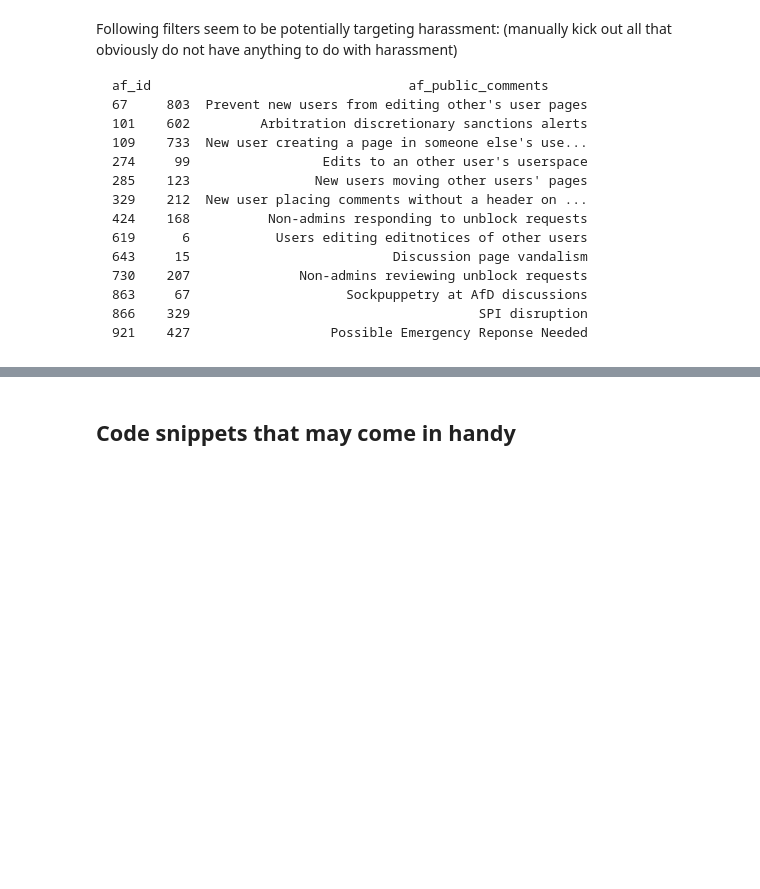
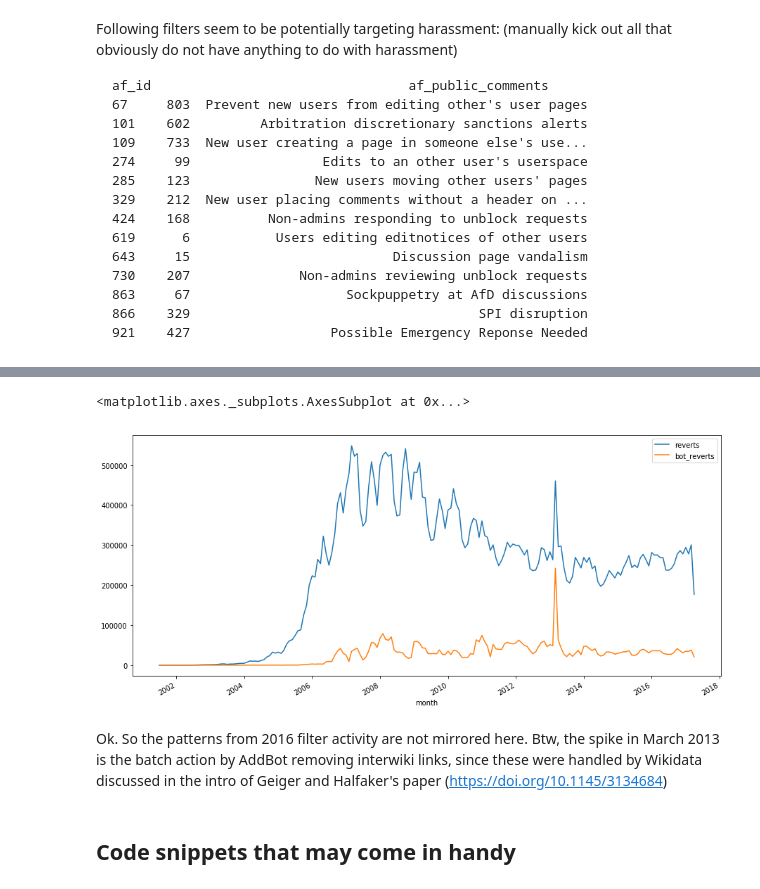
Before and after one commit to lusy/wikifilters, a Jupyter notebook: src/explore.ipynb, the cells around one changed output, grey strips where cells are left out. Saved outputs shown, nothing was run; the diff lists cells and outputs as text; code cells hidden in the pictures; blank space fills up the shorter version.

Commit message:
Plot reverts on Wikipedia until April 2017

```diff
--- a/src/explore.ipynb
+++ b/src/explore.ipynb
@@ -1986,0 +1993,4 @@ Following filters seem to be potentially targeting harassment: (manually kick ou
+# %%
+df_reverts = pd.read_csv("reverts_enwiki_20170420.tsv", sep='\t')
+df_reverts['month'] = pd.to_datetime(df_reverts['month'], format="%Y%m%d")
+df_reverts
@@ -1986,0 +2016,5 @@ Following filters seem to be potentially targeting harassment: (manually kick ou
+# %%
+df_reverts_aggregated = df_reverts.groupby(['month']).sum()
+
+with pd.option_context('display.max_rows', None, 'display.max_columns', None):
+    print (df_reverts_aggregated)
@@ -1987,3 +2039,11 @@ Following filters seem to be potentially targeting harassment: (manually kick ou
+# %%
+fig, ax = plt.subplots(figsize=(15,7))
+df_reverts_aggregated[['reverts', 'bot_reverts']].plot(ax=ax)
+# %% [output]
+<matplotlib.axes._subplots.AxesSubplot at 0x...>
+[figure, added]
+# %% [markdown]
+Ok. So the patterns from 2016 filter activity are not mirrored here. Btw, the spike in March 2013 is the batch action by AddBot removing interwiki links, since these were handled by Wikidata discussed in the intro of Geiger and Halfaker's paper (https://doi.org/10.1145/3134684)
 # %% [markdown]
 ## Code snippets that may come in handy
 # %%
```
Also changed, not shown: parts of 4 cells of this notebook.
